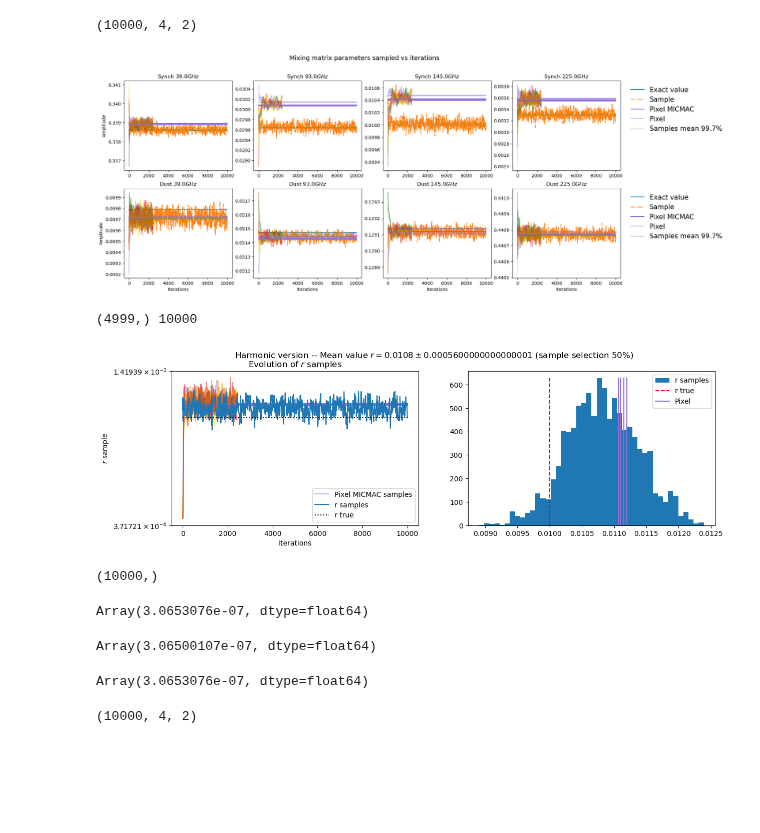
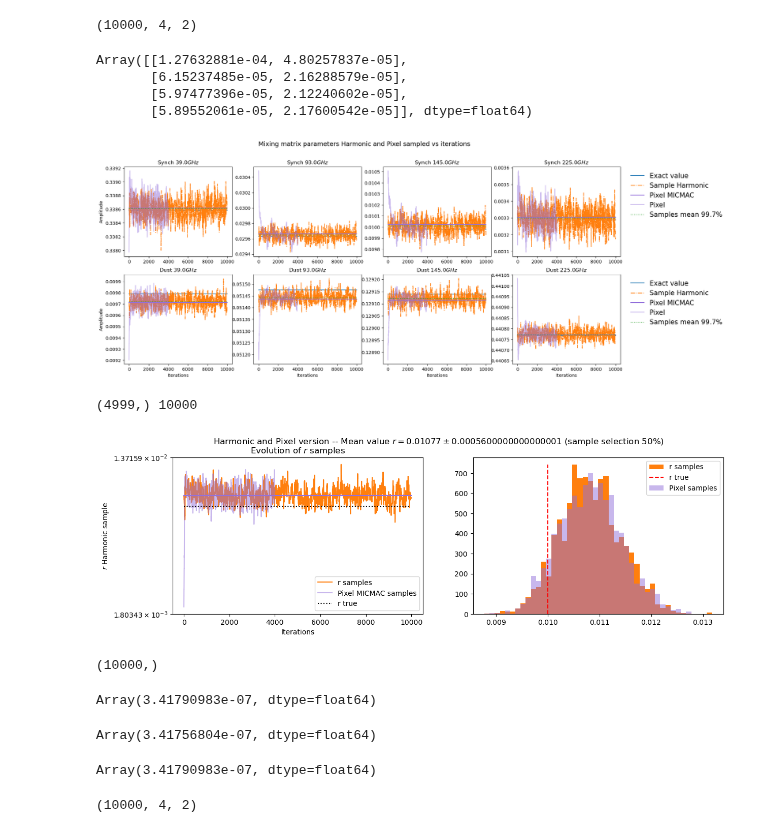
Before and after one commit to CMBSciPol/MICMAC, a Jupyter notebook: test_playground/validation_chain_v9_JZ/Harm_counterpart_MH_generation.ipynb, the cells around one changed output. Saved outputs shown, nothing was run; the diff lists cells and outputs as text; code cells hidden in the pictures; blank space fills up the shorter version.

```diff
--- a/test_playground/validation_chain_v9_JZ/Harm_counterpart_MH_generation.ipynb
+++ b/test_playground/validation_chain_v9_JZ/Harm_counterpart_MH_generation.ipynb
@@ -61,6 +64,25 @@ path_additional_params = directory_additional_params + 'add_gpu_corr_fullsky_v1b
 ## r seems to have converged, but not all chains agree, at least 1/5 is a bit further than the rest,
 ## and the 4 others agree up to delta_r = 10^-4
 ## Still bit unclear for B_f, need to test Gelman-Rubin, with harmonic, and verify all input maps are the same
+
+num_jobs = 1
+file_ver = 'test_corr_fullsky_v1f_{}_{}'
+path_additional_params = directory_additional_params + 'test_add_corr_fullsky_v0f.toml'
+### Good run SO with precond !!!
+## 4000 iterations [5:57:08<00:00,  5.36s/it] - LOCAL
+
+# num_jobs = 1
+# file_ver = 'test_corr_fullsky_LB_v1c_{}_{}'
+# path_additional_params = directory_additional_params + 'test_add_corr_fullsky_LB_v0c.toml'
+## Good run LB !!! Seems converged everywhere !!!
+# 4000 iterations, [17:57:55<00:00, 16.17s/it] - LOCAL
+
+# num_jobs = 5
+# file_ver = 'corr_cutsky_v104_v1b_{}_{}'
+# path_additional_params = directory_additional_params + 'add_corr_cutsky_v1b.toml'
+# ## All good ? Probably need to converge a bit more though for B_f
+# ## Cutsky -> Verify first how Harmonic will treat it !!!!!!
+# use_mask = True
 # %%
 with open(path_additional_params) as f:
     dictionary_additional_parameters = toml.load(f)
@@ -251,6 +293,13 @@ MICMAC_Harm_obj.all_samples_r.shape
 MICMAC_Harm_obj.all_params_mixing_matrix_samples.shape
 # %% [output]
 (10000, 4, 2)
+# %%
+MICMAC_Harm_obj.all_params_mixing_matrix_samples.std(axis=0)
+# %% [output]
+Array([[1.27632881e-04, 4.80257837e-05],
+       [6.15237485e-05, 2.16288579e-05],
+       [5.97477396e-05, 2.12240602e-05],
+       [5.89552061e-05, 2.17600542e-05]], dtype=float64)
 # %%
 list_correl = ['EE', 'BB', 'EB']
 
@@ -274,14 +323,14 @@ color_MICMAC_pixel_list = ['mediumpurple', 'green', 'red', 'gold', 'sienna']
 
 if MICMAC_Harm_obj.number_frequencies-len_pos_special_freqs < 10:
     plt.figure(figsize=(20,8))
-    plt.suptitle('Mixing matrix parameters sampled vs iterations', fontsize=14)
+    plt.suptitle('Mixing matrix parameters Harmonic and Pixel sampled vs iterations', fontsize=14)
     # plt.subplot(121)
 
     for i in range(MICMAC_Harm_obj.number_frequencies-len_pos_special_freqs):
         plt.subplot(201+len(frequency_Bf)*10+i)
         plt.title((f'Synch ${frequency_Bf[i]} GHz$'))
         plt.plot([0,MICMAC_Harm_obj.number_iterations_sampling], [init_params[i,0],init_params[i,0]], label='Exact value')
-        plt.plot(np.arange(MICMAC_Harm_obj.number_iterations_sampling), all_B_f_sample_synch[:,i], '-.', label='Sample')
+        plt.plot(np.arange(MICMAC_Harm_obj.number_iterations_sampling), all_B_f_sample_synch[:,i], '-.', label='Sample Harmonic')
 
         plt.plot([0,MICMAC_Harm_obj.number_iterations_sampling], [final_MICMAC_pixel_B_f_synch[0,i],final_MICMAC_pixel_B_f_synch[0,i]], color=color_MICMAC_pixel, label='Pixel MICMAC')
         plt.plot(np.arange(MICMAC_sampler_obj.number_iterations_sampling+1), MICMAC_B_f_sample_synch[0,:,i], color=color_MICMAC_pixel_list[0], alpha=alpha_value, label='Pixel')
@@ -312,7 +361,7 @@ if MICMAC_Harm_obj.number_frequencies-len_pos_special_freqs < 10:
         # plt.subplot(201+len(frequency_Bf)*10+i)
         plt.title((f'Dust ${frequency_Bf[i]} GHz$'))
         plt.plot([0,MICMAC_Harm_obj.number_iterations_sampling], [init_params[i,1],init_params[i,1]], label='Exact value')
-        plt.plot(np.arange(MICMAC_Harm_obj.number_iterations_sampling), all_B_f_sample_dust[:,i], '-.', label='Sample')
+        plt.plot(np.arange(MICMAC_Harm_obj.number_iterations_sampling), all_B_f_sample_dust[:,i], '-.', label='Sample Harmonic')
 
         plt.plot([0,MICMAC_Harm_obj.number_iterations_sampling], [final_MICMAC_pixel_B_f_dust[0,i],final_MICMAC_pixel_B_f_dust[0,i]], color=color_MICMAC_pixel, label='Pixel MICMAC')
         plt.plot(np.arange(MICMAC_sampler_obj.number_iterations_sampling+1), MICMAC_B_f_sample_dust[0,:,i], color=color_MICMAC_pixel_list[0], alpha=alpha_value,label='Pixel')
@@ -337,7 +386,7 @@ if MICMAC_Harm_obj.number_frequencies-len_pos_special_freqs < 10:
 
     plt.show()
 # %% [output]
-[figure, old version]
+[figure, new version]
 # %%
 plt.figure(figsize=(14,4))
 
@@ -354,44 +403,45 @@ std_r = np.round(all_r_samples[cond].std(), decimals=5)
 
 alpha_value = .5
 color_MICMAC_pixel = 'mediumpurple'
-color_MICMAC_pixel_list = ['mediumpurple', 'orange', 'red', 'gold', 'brown']
+color_MICMAC_pixel_list = ['mediumpurple', 'blue', 'red', 'gold', 'brown']
 
-plt.suptitle(f"Harmonic version -- Mean value $r = {mean_r} \pm {std_r}$ (sample selection 50%) ")
+plt.suptitle(f"Harmonic and Pixel version -- Mean value $r = {mean_r} \pm {std_r}$ (sample selection 50%) ")
 
 final_MICMAC_pixel_r = MICMAC_all_r_samples.mean(axis=1)
 
 plt.subplot(121)
+plt.plot(np.arange(MICMAC_Harm_obj.number_iterations_sampling), all_r_samples, color='tab:orange', label='r samples')
 
 plt.plot(np.arange(MICMAC_sampler_obj.number_iterations_sampling+1), MICMAC_all_r_samples[0], color=color_MICMAC_pixel_list[0], label='Pixel MICMAC samples', alpha=alpha_value)
 plt.plot([0, MICMAC_Harm_obj.number_iterations_sampling], [final_MICMAC_pixel_r[0],final_MICMAC_pixel_r[0]], color=color_MICMAC_pixel)
 for i in range(1,MICMAC_all_r_samples.shape[0]):
     plt.plot(np.arange(MICMAC_sampler_obj.number_iterations_sampling+1), MICMAC_all_r_samples[i], color=color_MICMAC_pixel_list[i], alpha=alpha_value)
 
     plt.plot([0, MICMAC_Harm_obj.number_iterations_sampling], [final_MICMAC_pixel_r[i],final_MICMAC_pixel_r[i]], color=color_MICMAC_pixel)
 
-plt.plot(np.arange(MICMAC_Harm_obj.number_iterations_sampling), all_r_samples, label='r samples')
 plt.plot([0, MICMAC_Harm_obj.number_iterations_sampling], [MICMAC_Harm_obj.r_true,MICMAC_Harm_obj.r_true], 'k:', label='r true')
 
 
 plt.xlabel("Iterations")
-plt.ylabel('$r$ sample')
+plt.ylabel('$r$ Harmonic sample')
 plt.title(r'Evolution of $r$ samples')
 plt.yscale('symlog')
 plt.legend()
 
 plt.subplot(122)
-hist_values, bins_value, _ = plt.hist(all_r_samples, bins='rice', label='r samples')
+hist_values, bins_value, _ = plt.hist(all_r_samples, bins='rice', label='r samples', color='tab:orange', density=True)
 plt.plot([MICMAC_Harm_obj.r_true,MICMAC_Harm_obj.r_true], [0,hist_values.max()], 'r--', label='r true')
-
-plt.plot([final_MICMAC_pixel_r[i],final_MICMAC_pixel_r[i]], [0,hist_values.max()], color=color_MICMAC_pixel, label='Pixel')
-for i in range(1, MICMAC_all_r_samples.shape[0]):
-    plt.plot([final_MICMAC_pixel_r[i],final_MICMAC_pixel_r[i]], [0,hist_values.max()], color=color_MICMAC_pixel)
+for job in range(num_jobs):
+    _, _, _ = plt.hist(MICMAC_all_r_samples[job], bins=bins_value, color=color_MICMAC_pixel_list[job], alpha=alpha_value, density=True, label='Pixel samples')
+# plt.plot([final_MICMAC_pixel_r[0],final_MICMAC_pixel_r[0]], [0,hist_values.max()], color=color_MICMAC_pixel, label='Pixel')
+# for i in range(1, MICMAC_all_r_samples.shape[0]):
+#     plt.plot([final_MICMAC_pixel_r[i],final_MICMAC_pixel_r[i]], [0,hist_values.max()], color=color_MICMAC_pixel)
 
 plt.legend()
 plt.show()
 # %% [output]
 (4999,) 10000
-[figure, old version]
+[figure, new version]
 # %%
 all_r_samples.shape
 # %% [output]
@@ -399,15 +449,15 @@ all_r_samples.shape
 # %%
 jnp.cov(jnp.expand_dims(all_r_samples,axis=0), rowvar=True)
 # %% [output]
-Array(3.0653076e-07, dtype=float64)
+Array(3.41790983e-07, dtype=float64)
 # %%
 all_r_samples.var()
 # %% [output]
-Array(3.06500107e-07, dtype=float64)
+Array(3.41756804e-07, dtype=float64)
 # %%
 (jnp.sum(all_r_samples*all_r_samples) - all_r_samples.shape[0]*(all_r_samples.mean())**2)/(all_r_samples.shape[0]-1)
 # %% [output]
-Array(3.0653076e-07, dtype=float64)
+Array(3.41790983e-07, dtype=float64)
 # %%
 MICMAC_Harm_obj.all_params_mixing_matrix_samples.shape
 # %% [output]
```
Also changed, not shown: parts of 8 cells of this notebook, 1 other file.
